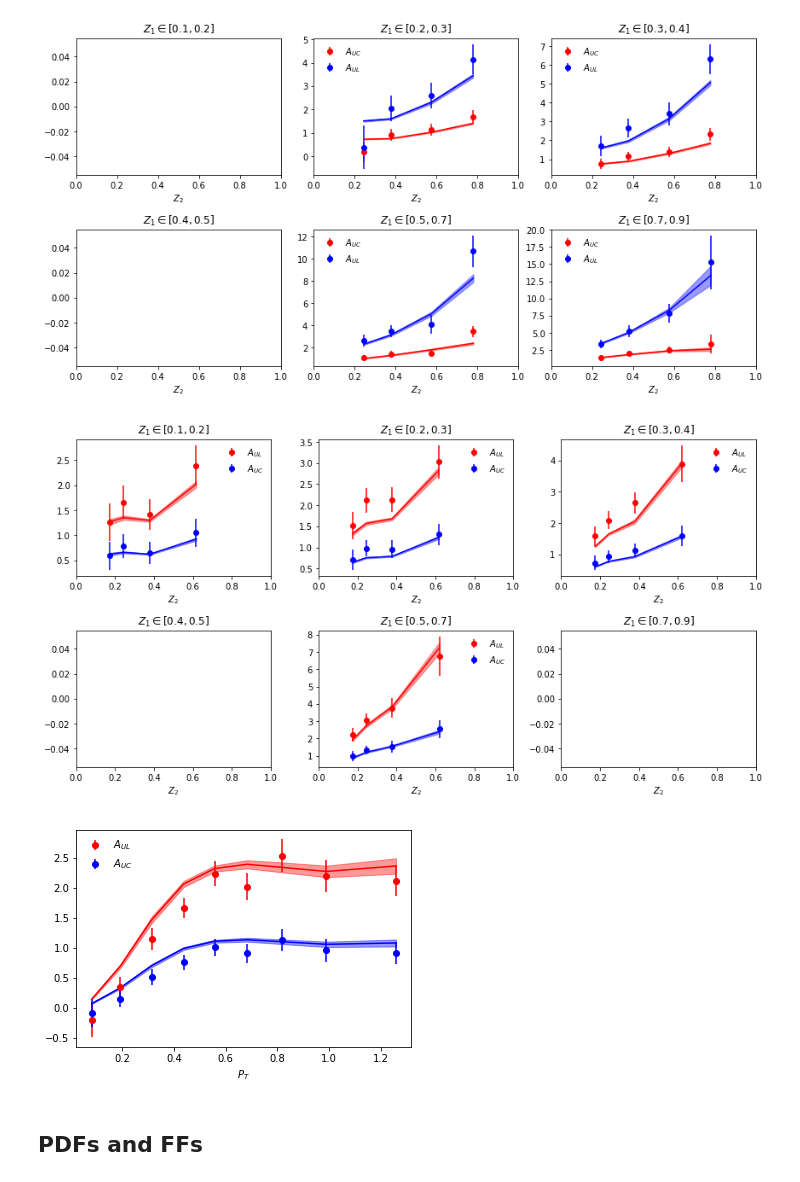
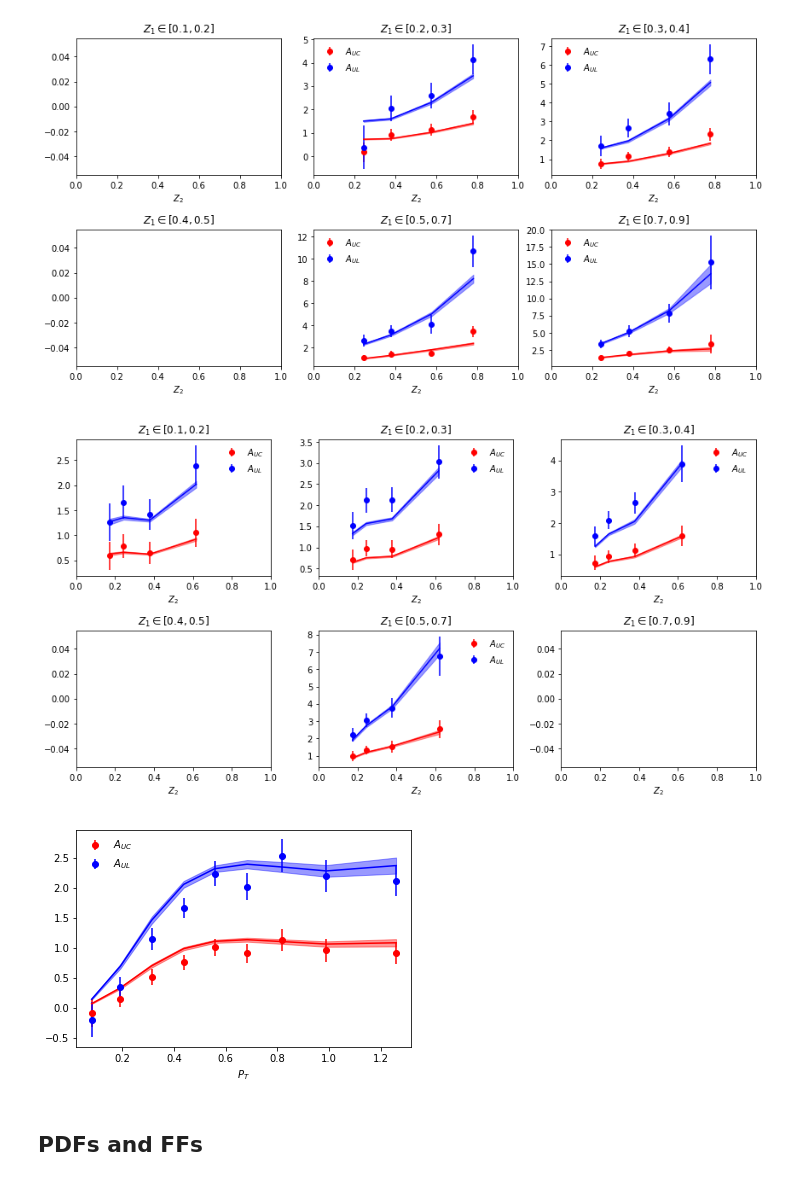
Before and after one commit to zack0179/transfer, a Jupyter notebook: fitlab/notebooks/sia_pion_MC.ipynb, the cells around one changed output. Drawn from its saved outputs; the diff is of its cells as text; code cells hidden in the pictures.

```diff
--- a/fitlab/notebooks/sia_pion_MC.ipynb
+++ b/fitlab/notebooks/sia_pion_MC.ipynb
@@ -390,9 +383,9 @@ plot(data[1004], data[1005], '$A_{UC}$', '$A_{UL}$')
 # %% [output]
 [figure]
 # %%
-plot(data[2008], data[2009], '$A_{UL}$', '$A_{UC}$')
+plot(data[2009], data[2008], '$A_{UC}$', '$A_{UL}$')
 # %% [output]
-[figure, old version]
+[figure, new version]
 # %%
 def plot_pt(data1, data2,
             label1='dataset1', label2='dataset 2'):
@@ -437,9 +430,9 @@ def plot_pt(data1, data2,
     plt.legend(good_handles, good_labels, frameon=False)
     plt.xlabel('$P_{T}$')
 # %%
-plot_pt(data[1000], data[1001], '$A_{UL}$', '$A_{UC}$')
+plot_pt(data[1001], data[1000], '$A_{UC}$', '$A_{UL}$')
 # %% [output]
-[figure, old version]
+[figure, new version]
 # %% [markdown]
 ## PDFs and FFs
 # %%
```
Also changed, not shown: parts of 8 cells of this notebook.
